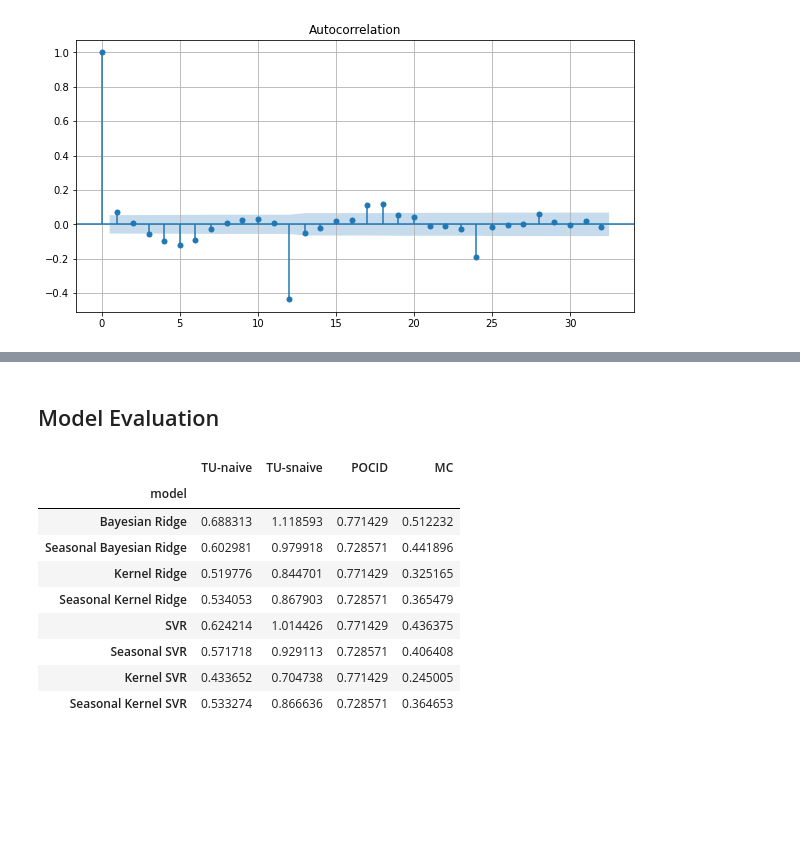
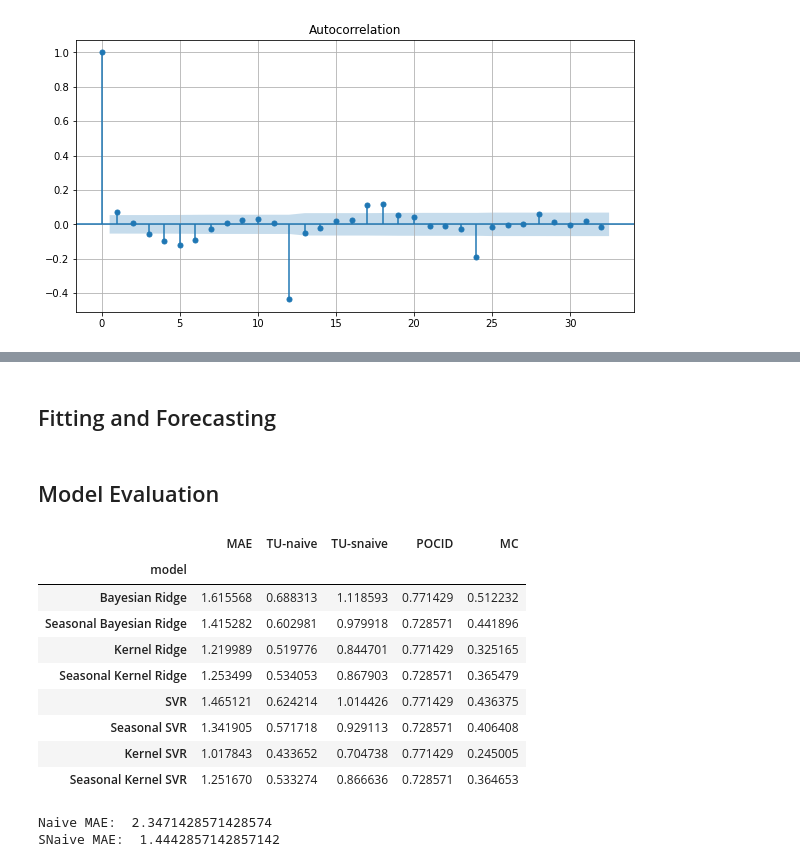
Before and after one commit to GDalforno/STL-Hybrid, a Jupyter notebook: EDA/Darwin.ipynb, the cells around one changed output, grey strips where cells are left out. Saved outputs shown, nothing was run; the diff lists cells and outputs as text; code cells hidden in the pictures; blank space fills up the shorter version.

```diff
--- a/EDA/Darwin.ipynb
+++ b/EDA/Darwin.ipynb
@@ -160,0 +71,2 @@ plot_predictions(data[1], y_sksvr, "Seasonal Kernel SVR")
+# %% [markdown]
+## Fitting and Forecasting
@@ -163,39 +126,46 @@ plot_predictions(data[1], y_sksvr, "Seasonal Kernel SVR")
 # %%
 maes = np.array([
     mean_absolute_error(data[1], y_br), mean_absolute_error(data[1], y_sbr), mean_absolute_error(data[1], y_kr),
     mean_absolute_error(data[1], y_skr), mean_absolute_error(data[1], y_svr), mean_absolute_error(data[1], y_ssvr),
     mean_absolute_error(data[1], y_ksvr), mean_absolute_error(data[1], y_sksvr)
 ])
 
 pocids = np.array([
     pocid(data[1], y_br), pocid(data[1], y_sbr), pocid(data[1], y_kr), pocid(data[1], y_skr),
     pocid(data[1], y_svr), pocid(data[1], y_ssvr), pocid(data[1], y_ksvr), pocid(data[1], y_sksvr)
 ])
 
 tu_naive = maes / mean_absolute_error(data[1], y_naive)
 tu_snaive = maes / mean_absolute_error(data[1], y_snaive)
 
 error_table = {
     "model" : [
         "Bayesian Ridge", "Seasonal Bayesian Ridge", "Kernel Ridge", "Seasonal Kernel Ridge",
         "SVR", "Seasonal SVR", "Kernel SVR", "Seasonal Kernel SVR"],
+    "MAE" : maes,
     "TU-naive" : tu_naive,
     "TU-snaive" : tu_snaive,
     "POCID" : pocids
 }
 
 df = pd.DataFrame(error_table)
 df = df.set_index("model")
-df["MC"] = [multi_criteria(df.loc[i,:]) for i in df.index]
+df["MC"] = [multi_criteria(df.iloc[i,1:]) for i in range(len(df))]
 df
 # %% [output]
-|  | TU-naive | TU-snaive | POCID | MC |
-| model |  |  |  |  |
-| Bayesian Ridge | 0.688313 | 1.118593 | 0.771429 | 0.512232 |
-| Seasonal Bayesian Ridge | 0.602981 | 0.979918 | 0.728571 | 0.441896 |
-| Kernel Ridge | 0.519776 | 0.844701 | 0.771429 | 0.325165 |
-| Seasonal Kernel Ridge | 0.534053 | 0.867903 | 0.728571 | 0.365479 |
-| SVR | 0.624214 | 1.014426 | 0.771429 | 0.436375 |
-| Seasonal SVR | 0.571718 | 0.929113 | 0.728571 | 0.406408 |
-| Kernel SVR | 0.433652 | 0.704738 | 0.771429 | 0.245005 |
-| Seasonal Kernel SVR | 0.533274 | 0.866636 | 0.728571 | 0.364653 |
+|  | MAE | TU-naive | TU-snaive | POCID | MC |
+| model |  |  |  |  |  |
+| Bayesian Ridge | 1.615568 | 0.688313 | 1.118593 | 0.771429 | 0.512232 |
+| Seasonal Bayesian Ridge | 1.415282 | 0.602981 | 0.979918 | 0.728571 | 0.441896 |
+| Kernel Ridge | 1.219989 | 0.519776 | 0.844701 | 0.771429 | 0.325165 |
+| Seasonal Kernel Ridge | 1.253499 | 0.534053 | 0.867903 | 0.728571 | 0.365479 |
+| SVR | 1.465121 | 0.624214 | 1.014426 | 0.771429 | 0.436375 |
+| Seasonal SVR | 1.341905 | 0.571718 | 0.929113 | 0.728571 | 0.406408 |
+| Kernel SVR | 1.017843 | 0.433652 | 0.704738 | 0.771429 | 0.245005 |
+| Seasonal Kernel SVR | 1.251670 | 0.533274 | 0.866636 | 0.728571 | 0.364653 |
+# %%
+print("Naive MAE: ", mean_absolute_error(data[1], y_naive))
+print("SNaive MAE: ", mean_absolute_error(data[1], y_snaive))
+# %% [output]
+Naive MAE:  2.3471428571428574
+SNaive MAE:  1.4442857142857142
```
Also changed, not shown: parts of 30 cells of this notebook, 29 other files.
